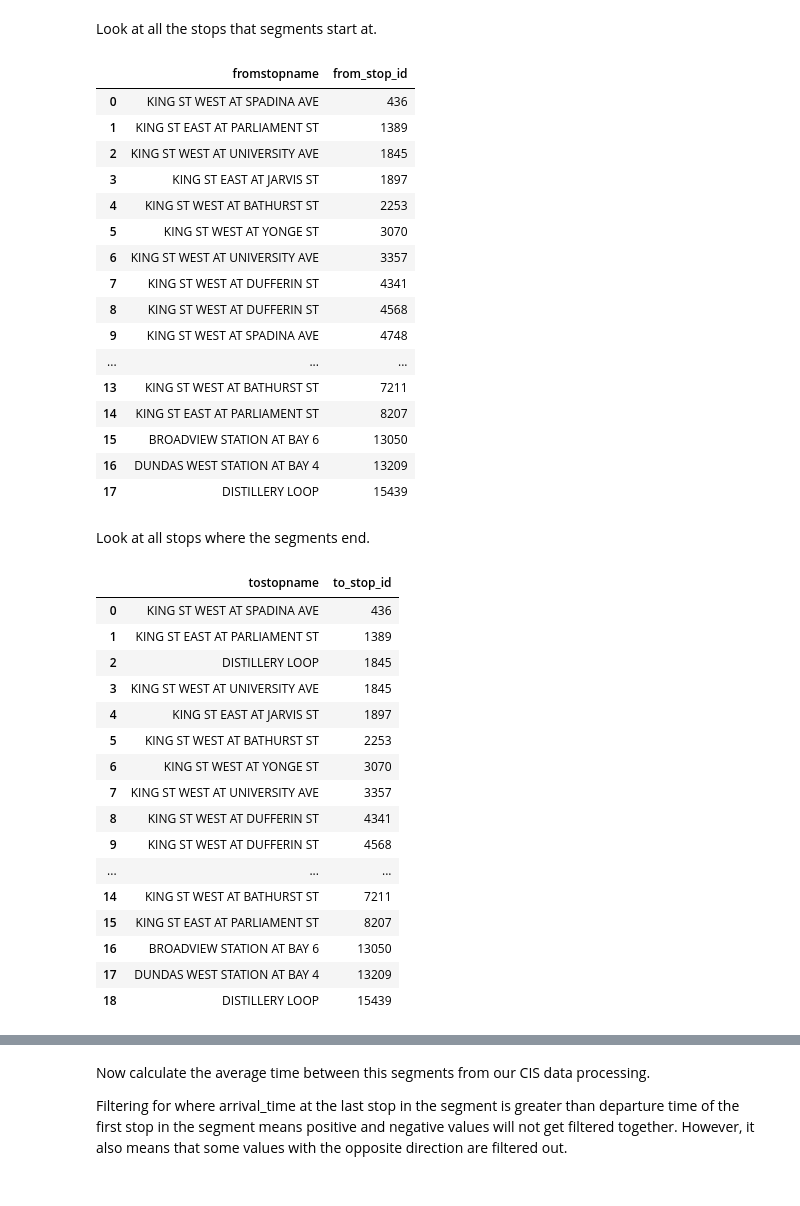
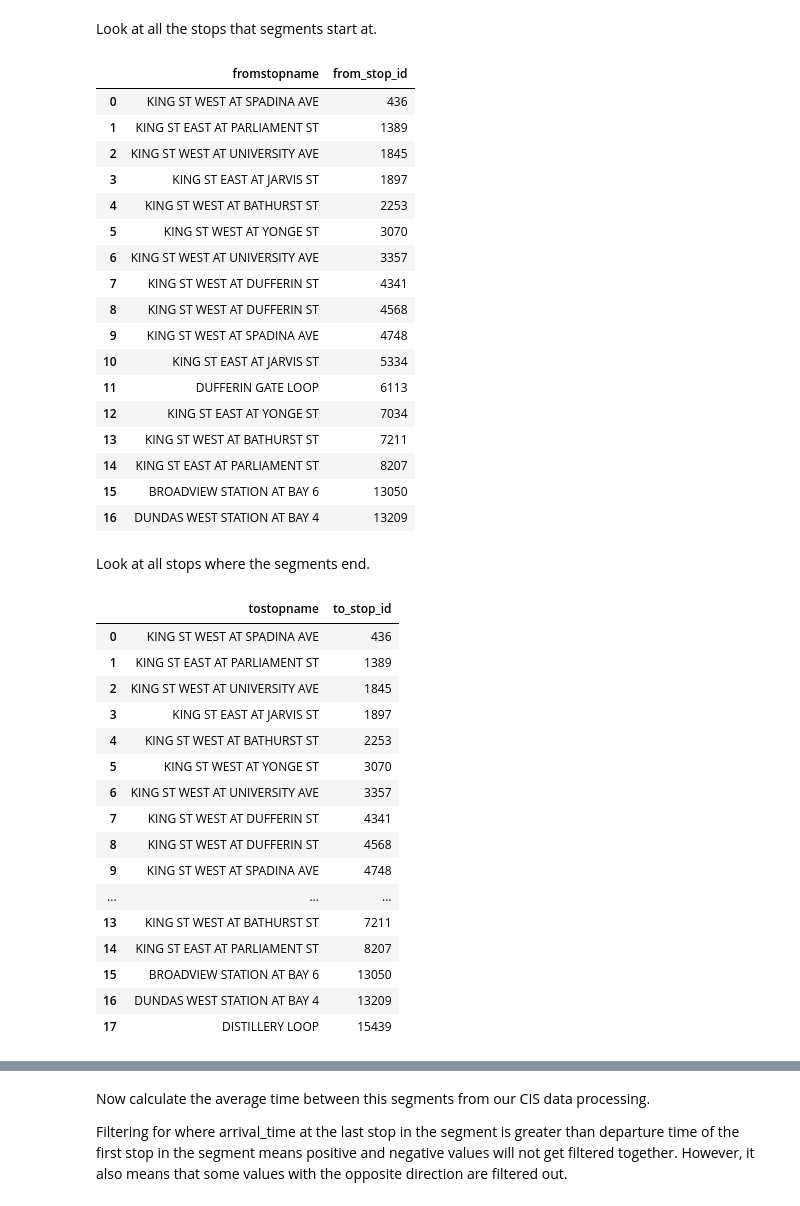
Before and after one commit to webgisgeek/bdit_data-sources, a Jupyter notebook: ttc/compare_ttc_data.ipynb, the cells around one changed output, grey strips where cells are left out. Drawn from its saved outputs; the diff is of its cells as text; code cells hidden in the pictures.

```diff
--- a/ttc/compare_ttc_data.ipynb
+++ b/ttc/compare_ttc_data.ipynb
@@ -64,6 +66,7 @@ Look at all the stops that segments start at.
 sql_from_stop = '''
 SELECT DISTINCT fromstopname, from_stop_id
 FROM section_runs
+WHERE routenumber = 504
 order by from_stop_id;
 '''
 
@@ -80,37 +83,39 @@ pandasql.read_sql(sql_from_stop, con)
 | 7 | KING ST WEST AT DUFFERIN ST | 4341 |
 | 8 | KING ST WEST AT DUFFERIN ST | 4568 |
 | 9 | KING ST WEST AT SPADINA AVE | 4748 |
-| ... | ... | ... |
+| 10 | KING ST EAST AT JARVIS ST | 5334 |
+| 11 | DUFFERIN GATE LOOP | 6113 |
+| 12 | KING ST EAST AT YONGE ST | 7034 |
 | 13 | KING ST WEST AT BATHURST ST | 7211 |
 | 14 | KING ST EAST AT PARLIAMENT ST | 8207 |
 | 15 | BROADVIEW STATION AT BAY 6 | 13050 |
 | 16 | DUNDAS WEST STATION AT BAY 4 | 13209 |
-| 17 | DISTILLERY LOOP | 15439 |
 # %% [markdown]
 Look at all stops where the segments end.
 # %%
 sql_to_stop = '''
 SELECT DISTINCT tostopname, to_stop_id
 FROM section_runs
+WHERE routenumber = 504
 order by to_stop_id;
 '''
 
 pandasql.read_sql(sql_to_stop, con)
 # %% [output]
 |  | tostopname | to_stop_id |
 | 0 | KING ST WEST AT SPADINA AVE | 436 |
 | 1 | KING ST EAST AT PARLIAMENT ST | 1389 |
-| 2 | DISTILLERY LOOP | 1845 |
-| 3 | KING ST WEST AT UNIVERSITY AVE | 1845 |
-| 4 | KING ST EAST AT JARVIS ST | 1897 |
-| 5 | KING ST WEST AT BATHURST ST | 2253 |
-| 6 | KING ST WEST AT YONGE ST | 3070 |
-| 7 | KING ST WEST AT UNIVERSITY AVE | 3357 |
-| 8 | KING ST WEST AT DUFFERIN ST | 4341 |
-| 9 | KING ST WEST AT DUFFERIN ST | 4568 |
+| 2 | KING ST WEST AT UNIVERSITY AVE | 1845 |
+| 3 | KING ST EAST AT JARVIS ST | 1897 |
+| 4 | KING ST WEST AT BATHURST ST | 2253 |
+| 5 | KING ST WEST AT YONGE ST | 3070 |
+| 6 | KING ST WEST AT UNIVERSITY AVE | 3357 |
+| 7 | KING ST WEST AT DUFFERIN ST | 4341 |
+| 8 | KING ST WEST AT DUFFERIN ST | 4568 |
+| 9 | KING ST WEST AT SPADINA AVE | 4748 |
 | ... | ... | ... |
-| 14 | KING ST WEST AT BATHURST ST | 7211 |
-| 15 | KING ST EAST AT PARLIAMENT ST | 8207 |
-| 16 | BROADVIEW STATION AT BAY 6 | 13050 |
-| 17 | DUNDAS WEST STATION AT BAY 4 | 13209 |
-| 18 | DISTILLERY LOOP | 15439 |
+| 13 | KING ST WEST AT BATHURST ST | 7211 |
+| 14 | KING ST EAST AT PARLIAMENT ST | 8207 |
+| 15 | BROADVIEW STATION AT BAY 6 | 13050 |
+| 16 | DUNDAS WEST STATION AT BAY 4 | 13209 |
+| 17 | DISTILLERY LOOP | 15439 |
```
Also changed, not shown: parts of 39 cells of this notebook.
